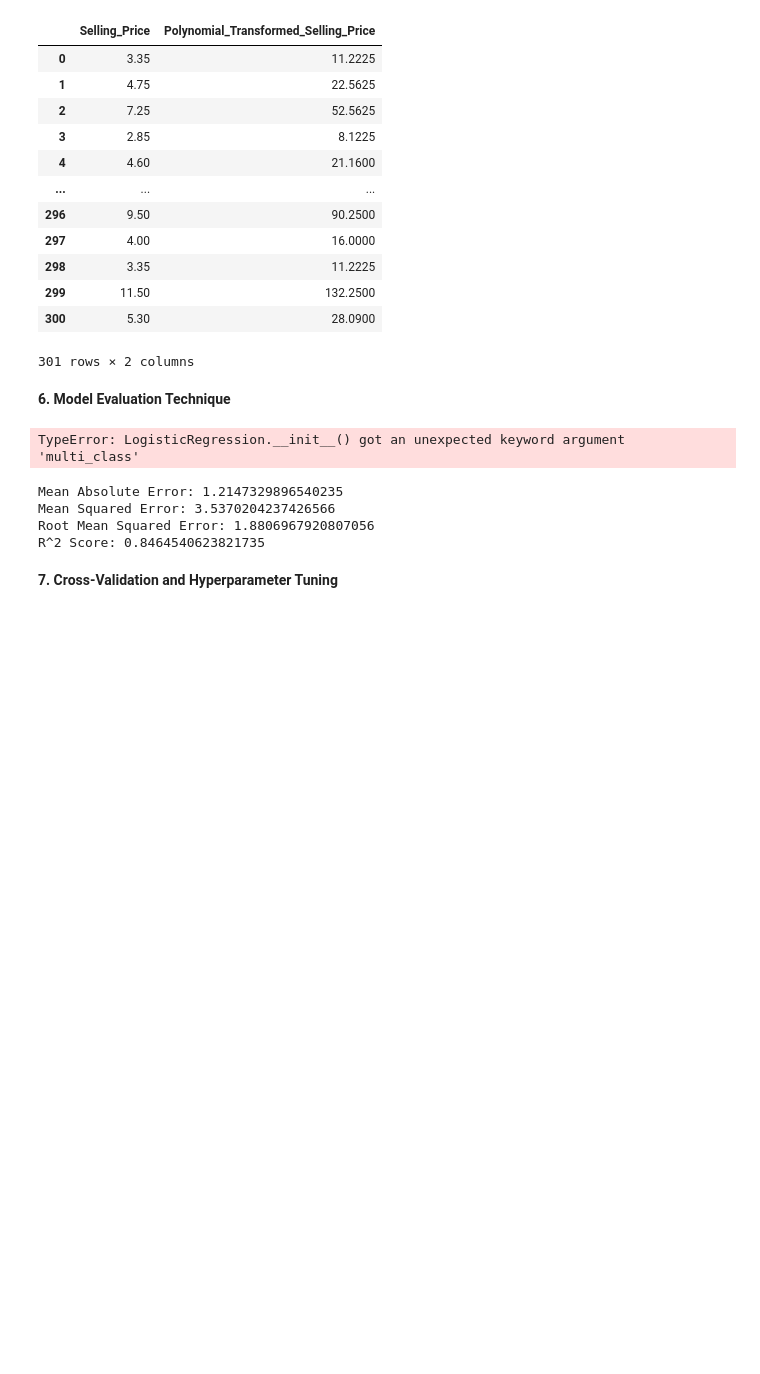
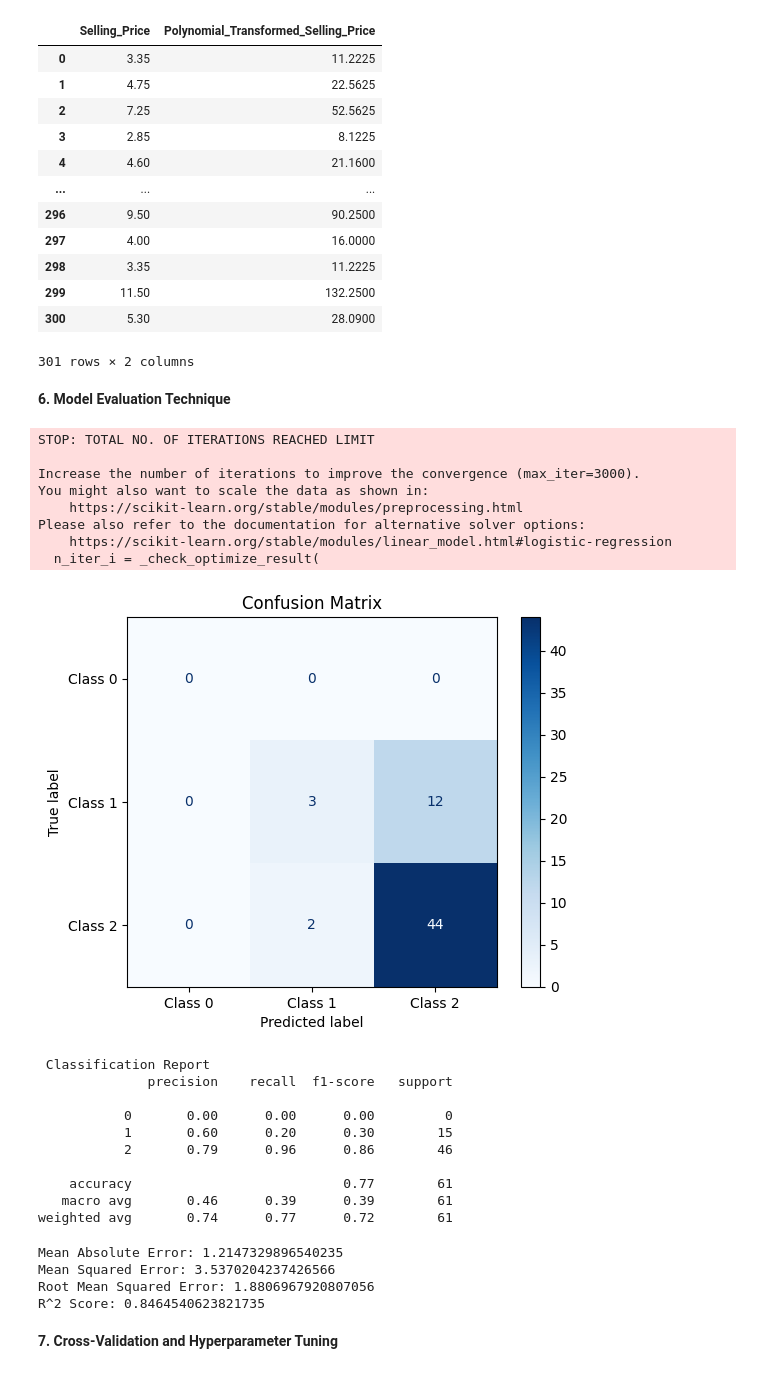
Before and after one commit to VusiFrelimoSkosana/MachineLearning-and-Artificial-Intelligence-Engineering, a Jupyter notebook: AIEngineeringAssociate/2_Feature_Engineering/Car (Udemy).ipynb, the cells around one changed output. Drawn from its saved outputs; the diff is of its cells as text; code cells hidden in the pictures; blank space fills up the shorter version.

```diff
--- a/AIEngineeringAssociate/2_Feature_Engineering/Car (Udemy).ipynb
+++ b/AIEngineeringAssociate/2_Feature_Engineering/Car (Udemy).ipynb
@@ -491,30 +491,48 @@ y2= encoded_df["Fuel_Type"]
 # %%
 X2_train, X2_test, y2_train, y2_test= train_test_split(X2,y2, test_size=0.2, random_state=42)
 
-model =LogisticRegression( multi_class='multinomial',
+model =LogisticRegression(
     solver='lbfgs',
     max_iter=3000,     # increase enough to silence warning
     C=10,
     random_state=42)
 
 model.fit(X2_train, y2_train)
 
 #predict
 y_pred2= model.predict(X2_test)
 
 #display the confusion  matrix
 labels=[0, 1, 2]
 cm= confusion_matrix(y2_test, y_pred2, labels=labels)
 disp=ConfusionMatrixDisplay(confusion_matrix=cm, display_labels=["Class 0", "Class 1","Class 2"])
 disp.plot(cmap="Blues")
 plt.title("Confusion Matrix")
 plt.show()
 
 #classification metrics
 print("\n Classification Report")
 print(classification_report(y2_test, y_pred2, labels=labels))
 # %% [output]
-TypeError: LogisticRegression.__init__() got an unexpected keyword argument 'multi_class'
+STOP: TOTAL NO. OF ITERATIONS REACHED LIMIT
+
+Increase the number of iterations to improve the convergence (max_iter=3000).
+You might also want to scale the data as shown in:
+    https://scikit-learn.org/stable/modules/preprocessing.html
+Please also refer to the documentation for alternative solver options:
+    https://scikit-learn.org/stable/modules/linear_model.html#logistic-regression
+  n_iter_i = _check_optimize_result(
+[figure, added]
+ Classification Report
+              precision    recall  f1-score   support
+
+           0       0.00      0.00      0.00         0
+           1       0.60      0.20      0.30        15
+           2       0.79      0.96      0.86        46
+
+    accuracy                           0.77        61
+   macro avg       0.46      0.39      0.39        61
+weighted avg       0.74      0.77      0.72        61
 # %%
 from sklearn.linear_model import LinearRegression
 from sklearn.metrics import mean_absolute_error, mean_squared_error, root_mean_squared_error, r2_score
```
Also changed, not shown: parts of 3 cells of this notebook.
